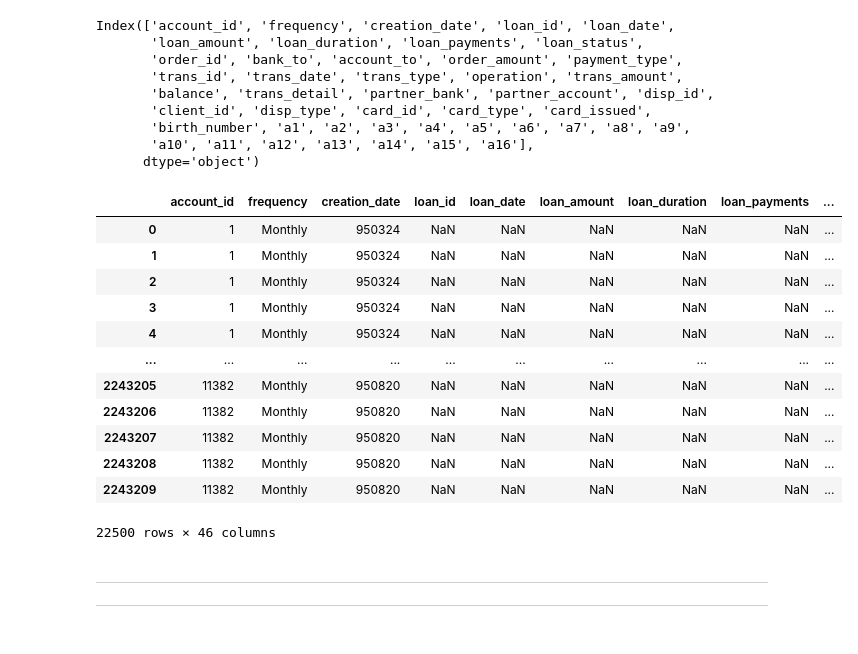
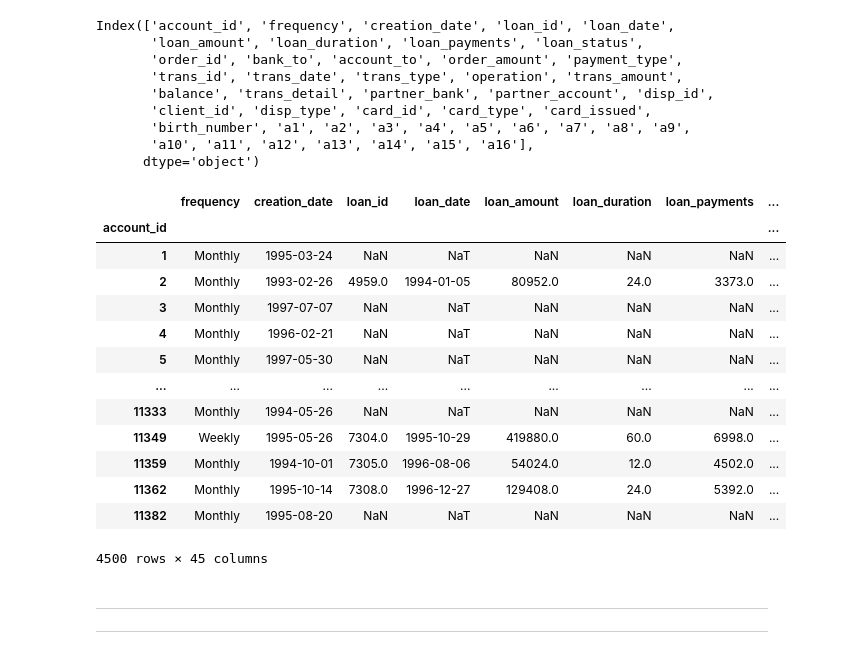
Before and after one commit to irismessage/data-essay, a Jupyter notebook: DATA Assessment 2023-24.ipynb, the cells around one changed output. Saved outputs shown, nothing was run; the diff lists cells and outputs as text; code cells hidden in the pictures.

```diff
--- a/DATA Assessment 2023-24.ipynb
+++ b/DATA Assessment 2023-24.ipynb
@@ -232,21 +232,22 @@ Index(['account_id', 'frequency', 'creation_date', 'loan_id', 'loan_date',
       dtype='object')
 # %%
 accounts = df.groupby("account_id")
-accounts.head()
+accounts.first()
 # %% [output]
-|  | account_id | frequency | creation_date | loan_id | loan_date | loan_amount | loan_duration | loan_payments | ... |
-| 0 | 1 | Monthly | 950324 | NaN | NaN | NaN | NaN | NaN | ... |
-| 1 | 1 | Monthly | 950324 | NaN | NaN | NaN | NaN | NaN | ... |
-| 2 | 1 | Monthly | 950324 | NaN | NaN | NaN | NaN | NaN | ... |
-| 3 | 1 | Monthly | 950324 | NaN | NaN | NaN | NaN | NaN | ... |
-| 4 | 1 | Monthly | 950324 | NaN | NaN | NaN | NaN | NaN | ... |
-| ... | ... | ... | ... | ... | ... | ... | ... | ... | ... |
-| 2243205 | 11382 | Monthly | 950820 | NaN | NaN | NaN | NaN | NaN | ... |
-| 2243206 | 11382 | Monthly | 950820 | NaN | NaN | NaN | NaN | NaN | ... |
-| 2243207 | 11382 | Monthly | 950820 | NaN | NaN | NaN | NaN | NaN | ... |
-| 2243208 | 11382 | Monthly | 950820 | NaN | NaN | NaN | NaN | NaN | ... |
-| 2243209 | 11382 | Monthly | 950820 | NaN | NaN | NaN | NaN | NaN | ... |
+|  | frequency | creation_date | loan_id | loan_date | loan_amount | loan_duration | loan_payments | ... |
+| account_id |  |  |  |  |  |  |  | ... |
+| 1 | Monthly | 1995-03-24 | NaN | NaT | NaN | NaN | NaN | ... |
+| 2 | Monthly | 1993-02-26 | 4959.0 | 1994-01-05 | 80952.0 | 24.0 | 3373.0 | ... |
+| 3 | Monthly | 1997-07-07 | NaN | NaT | NaN | NaN | NaN | ... |
+| 4 | Monthly | 1996-02-21 | NaN | NaT | NaN | NaN | NaN | ... |
+| 5 | Monthly | 1997-05-30 | NaN | NaT | NaN | NaN | NaN | ... |
+| ... | ... | ... | ... | ... | ... | ... | ... | ... |
+| 11333 | Monthly | 1994-05-26 | NaN | NaT | NaN | NaN | NaN | ... |
+| 11349 | Weekly | 1995-05-26 | 7304.0 | 1995-10-29 | 419880.0 | 60.0 | 6998.0 | ... |
+| 11359 | Monthly | 1994-10-01 | 7305.0 | 1996-08-06 | 54024.0 | 12.0 | 4502.0 | ... |
+| 11362 | Monthly | 1995-10-14 | 7308.0 | 1996-12-27 | 129408.0 | 24.0 | 5392.0 | ... |
+| 11382 | Monthly | 1995-08-20 | NaN | NaT | NaN | NaN | NaN | ... |
-22500 rows × 46 columns
+4500 rows × 45 columns
 # %% [markdown]
 ----
 ----
```
